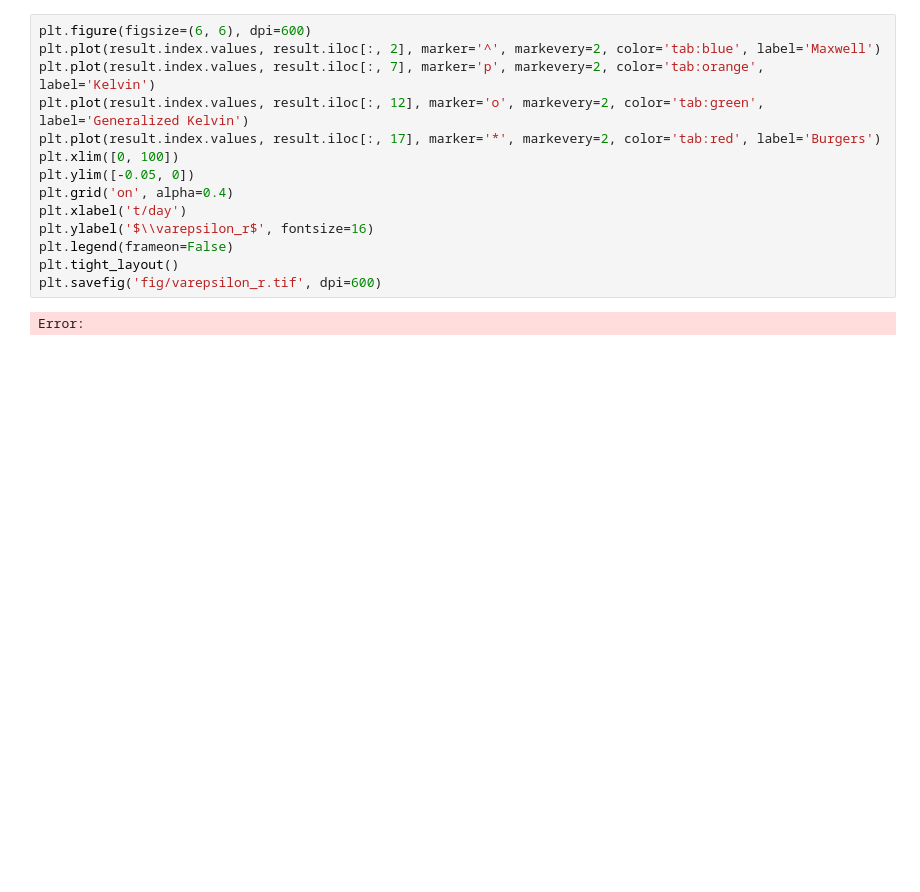
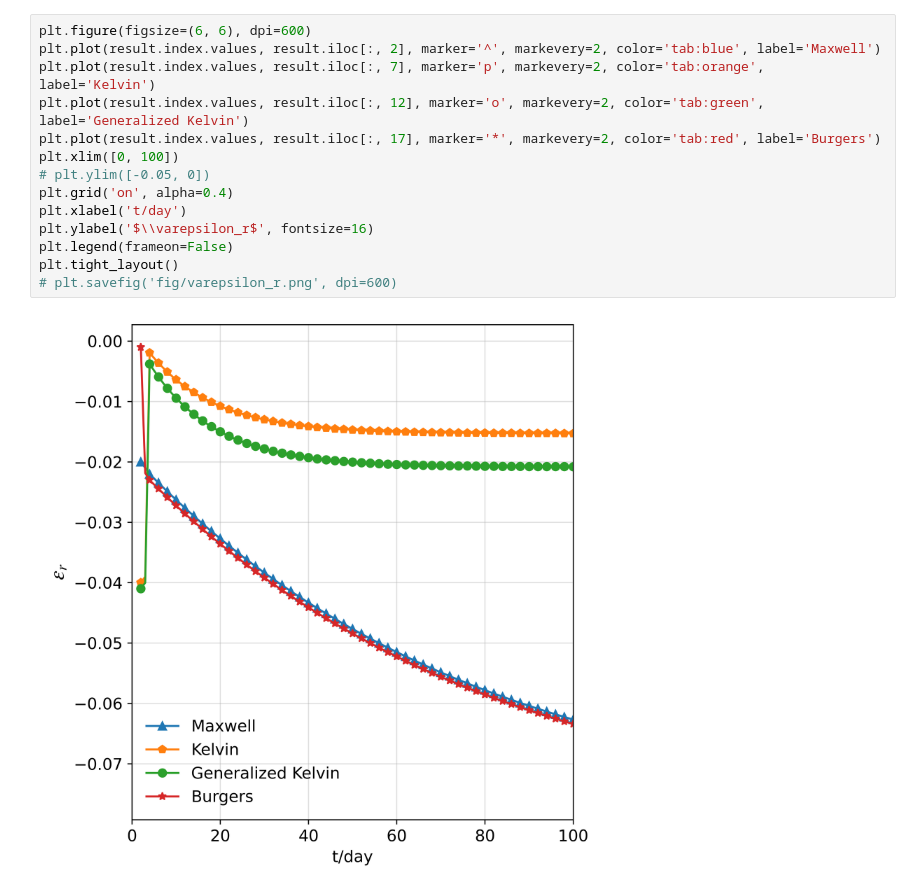
Before and after one commit to sxczlr/signal-recognized, a Jupyter notebook: figure.ipynb, the cells around one changed output. Saved outputs shown, nothing was run; the diff lists cells and outputs as text; blank space fills up the shorter version.

```diff
--- a/figure.ipynb
+++ b/figure.ipynb
@@ -155,19 +176,19 @@ Error:
 # %%
 plt.figure(figsize=(6, 6), dpi=600)
 plt.plot(result.index.values, result.iloc[:, 2], marker='^', markevery=2, color='tab:blue', label='Maxwell')
 plt.plot(result.index.values, result.iloc[:, 7], marker='p', markevery=2, color='tab:orange', label='Kelvin')
 plt.plot(result.index.values, result.iloc[:, 12], marker='o', markevery=2, color='tab:green', label='Generalized Kelvin')
 plt.plot(result.index.values, result.iloc[:, 17], marker='*', markevery=2, color='tab:red', label='Burgers')
 plt.xlim([0, 100])
-plt.ylim([-0.05, 0])
+# plt.ylim([-0.05, 0])
 plt.grid('on', alpha=0.4)
 plt.xlabel('t/day')
 plt.ylabel('$\\varepsilon_r$', fontsize=16)
 plt.legend(frameon=False)
 plt.tight_layout()
-plt.savefig('fig/varepsilon_r.tif', dpi=600)
+# plt.savefig('fig/varepsilon_r.png', dpi=600)
 # %% [output]
-Error:
+[figure, added]
 # %%
 plt.figure(figsize=(6, 6), dpi=600)
 plt.plot(result.index.values, result.iloc[:, 3], marker='^', markevery=2, color='tab:blue', label='Maxwell')
```
Also changed, not shown: parts of 13 cells of this notebook.
